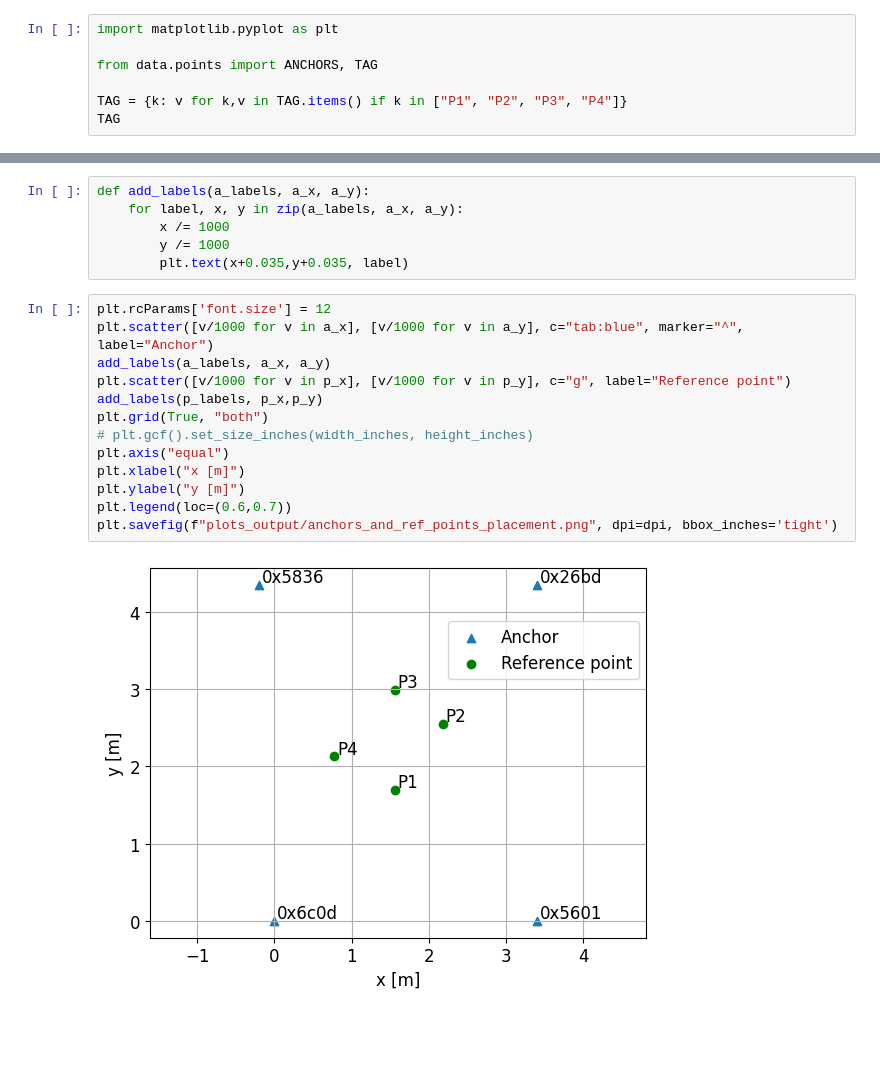
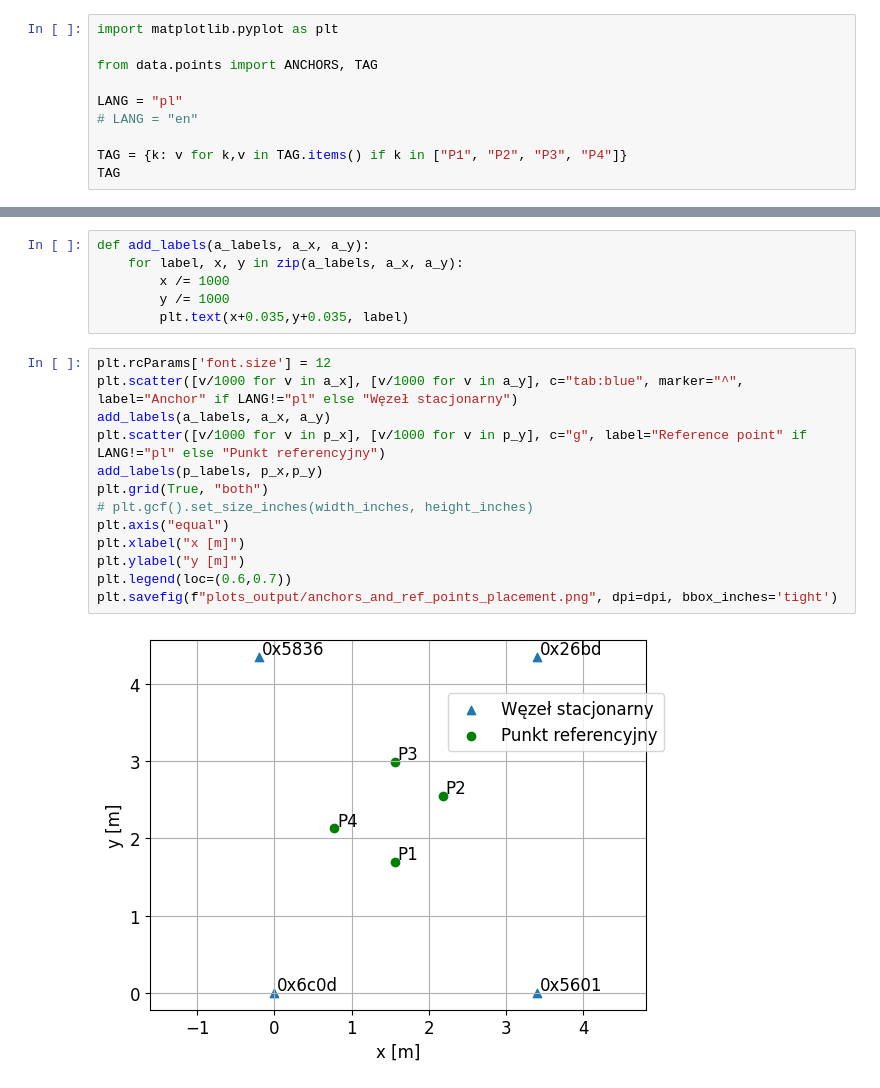
Before and after one commit to piotrs112/uwb-rs, a Jupyter notebook: data-processing/test_notebooks/anchor_and_tag_placement_plot.ipynb, the cells around one changed output, grey strips where cells are left out. Drawn from its saved outputs; the diff is of its cells as text; blank space fills up the shorter version.

```diff
--- a/data-processing/test_notebooks/anchor_and_tag_placement_plot.ipynb
+++ b/data-processing/test_notebooks/anchor_and_tag_placement_plot.ipynb
@@ -3,6 +9,9 @@ import matplotlib.pyplot as plt
 
 from data.points import ANCHORS, TAG
 
+LANG = "pl"
+# LANG = "en"
+
 TAG = {k: v for k,v in TAG.items() if k in ["P1", "P2", "P3", "P4"]}
 TAG
 # %% [output]
@@ -26,16 +35,16 @@ def add_labels(a_labels, a_x, a_y):
         plt.text(x+0.035,y+0.035, label)
 # %%
 plt.rcParams['font.size'] = 12
-plt.scatter([v/1000 for v in a_x], [v/1000 for v in a_y], c="tab:blue", marker="^", label="Anchor")
+plt.scatter([v/1000 for v in a_x], [v/1000 for v in a_y], c="tab:blue", marker="^", label="Anchor" if LANG!="pl" else "Węzeł stacjonarny")
 add_labels(a_labels, a_x, a_y)
-plt.scatter([v/1000 for v in p_x], [v/1000 for v in p_y], c="g", label="Reference point")
+plt.scatter([v/1000 for v in p_x], [v/1000 for v in p_y], c="g", label="Reference point" if LANG!="pl" else "Punkt referencyjny")
 add_labels(p_labels, p_x,p_y)
 plt.grid(True, "both")
 # plt.gcf().set_size_inches(width_inches, height_inches)
 plt.axis("equal")
 plt.xlabel("x [m]")
 plt.ylabel("y [m]")
 plt.legend(loc=(0.6,0.7))
 plt.savefig(f"plots_output/anchors_and_ref_points_placement.png", dpi=dpi, bbox_inches='tight')
 # %% [output]
-[figure, old version]
+[figure, new version]
```
Also changed, not shown: parts of 1 cell of this notebook, 12 other files.
